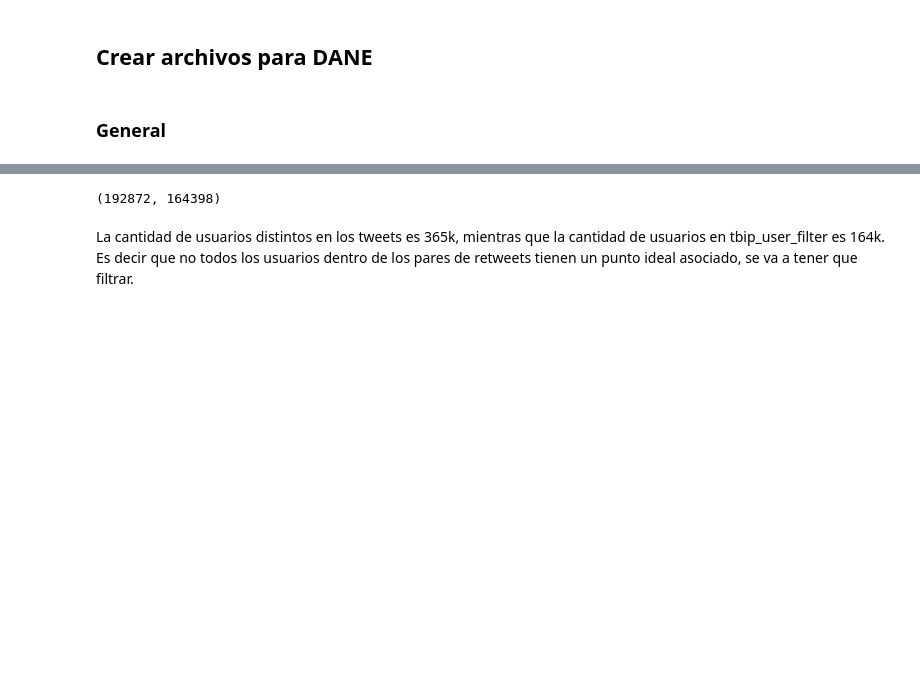
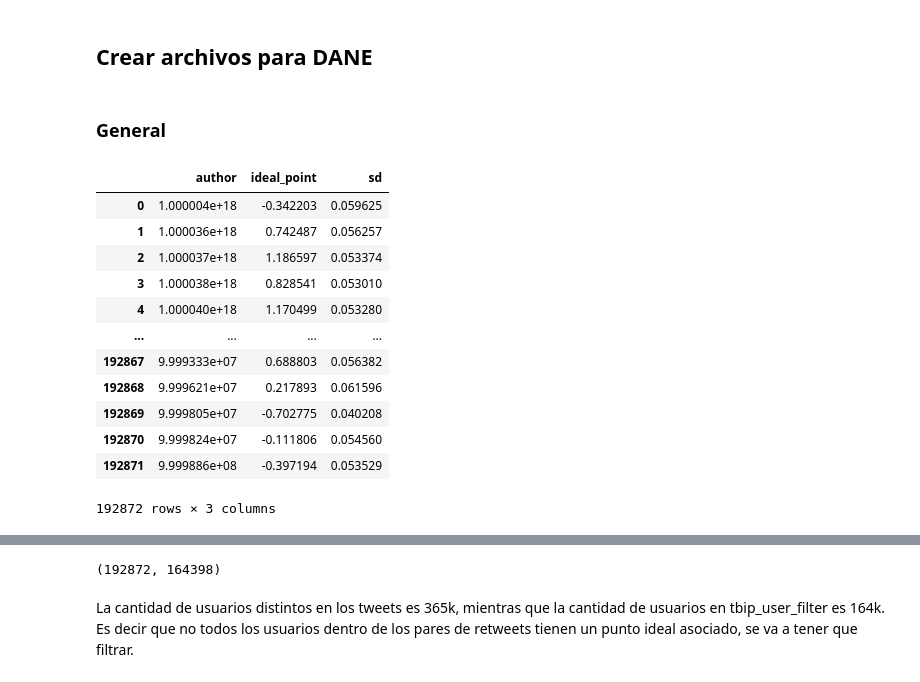
Before and after one commit to MaxOjeda/Controversia_CC, a Jupyter notebook: Proceso_de_datos.ipynb, the cells around one changed output, grey strips where cells are left out. Cells and saved outputs as stored; diff of their text form; code cells hidden in the pictures; blank space fills up the shorter version.

```diff
--- a/Proceso_de_datos.ipynb
+++ b/Proceso_de_datos.ipynb
@@ -221,3 +221,19 @@ embarazo.to_csv('Noticias/Embarazo_tweets.csv', index=False)
 # %%
 tbip_data = pd.read_csv('Datasets_Tweets/ideal_point_tweets_tesis.csv')
 tweets_users = pd.read_csv('Datasets_Tweets/tweets_users.csv')
+# %%
+tbip_data
+# %% [output]
+|  | author | ideal_point | sd |
+| 0 | 1.000004e+18 | -0.342203 | 0.059625 |
+| 1 | 1.000036e+18 | 0.742487 | 0.056257 |
+| 2 | 1.000037e+18 | 1.186597 | 0.053374 |
+| 3 | 1.000038e+18 | 0.828541 | 0.053010 |
+| 4 | 1.000040e+18 | 1.170499 | 0.053280 |
+| ... | ... | ... | ... |
+| 192867 | 9.999333e+07 | 0.688803 | 0.056382 |
+| 192868 | 9.999621e+07 | 0.217893 | 0.061596 |
+| 192869 | 9.999805e+07 | -0.702775 | 0.040208 |
+| 192870 | 9.999824e+07 | -0.111806 | 0.054560 |
+| 192871 | 9.999886e+08 | -0.397194 | 0.053529 |
+192872 rows × 3 columns
```
Also changed, not shown: parts of 16 cells of this notebook, 29 other files.
